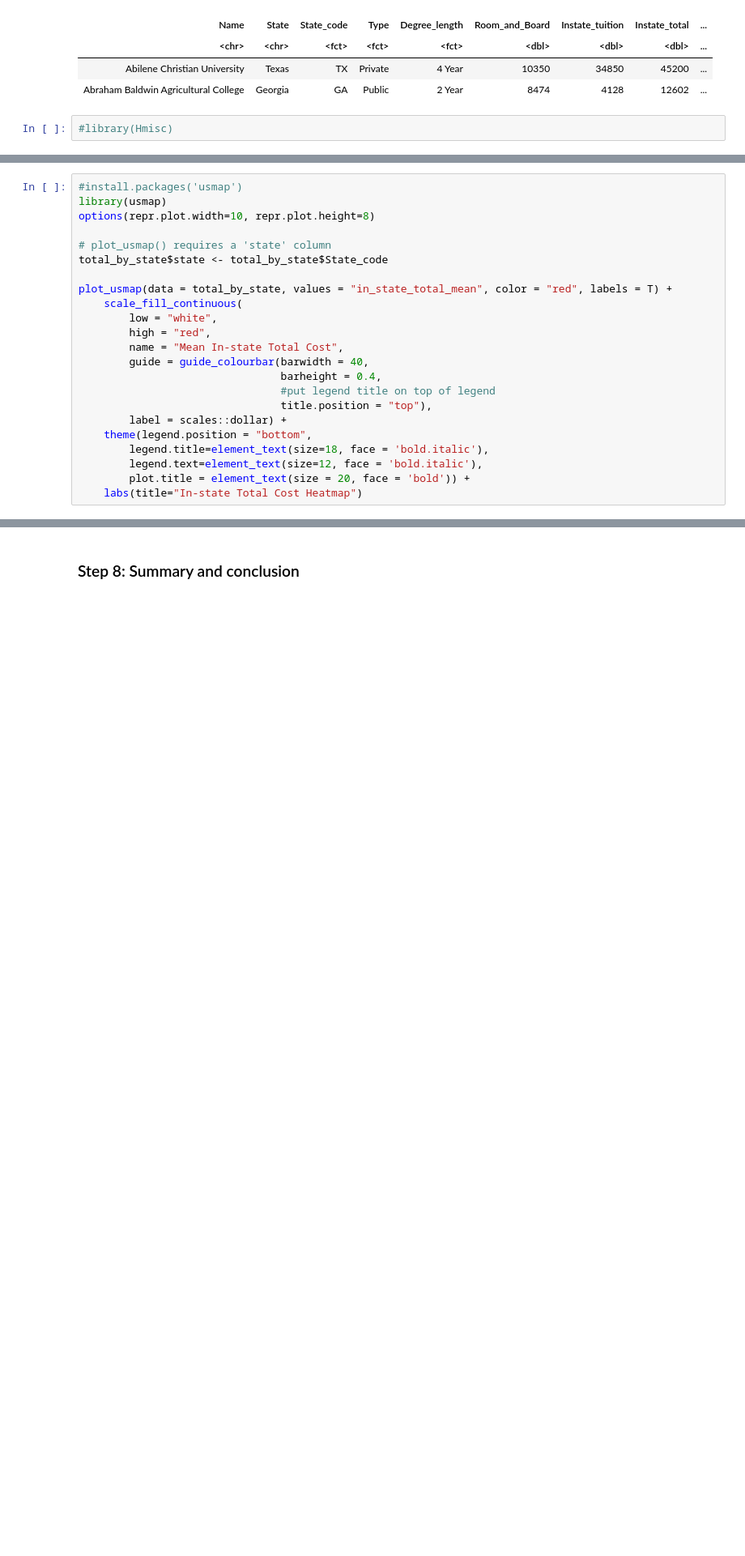
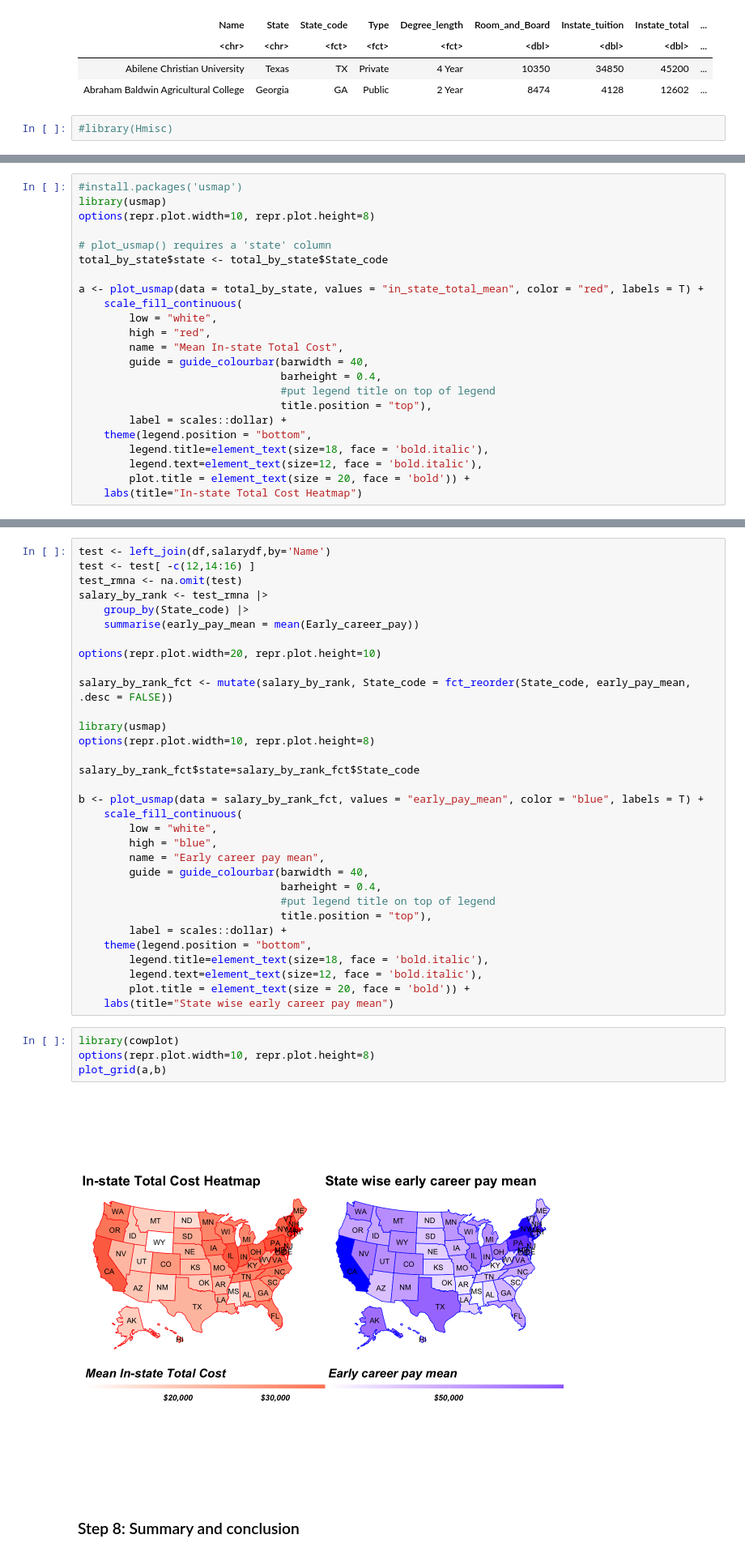
Before and after one commit to Neetz78/EDA_onUniversityData, a Jupyter notebook: 550_Project_2.ipynb, the cells around one changed output, grey strips where cells are left out. Shown at 81% size. Cells and saved outputs as stored; diff of their text form; blank space fills up the shorter version.

Commit message:
Adding new reasearch questions and some more plots

```diff
--- a/550_Project_2.ipynb
+++ b/550_Project_2.ipynb
@@ -296,7 +309,7 @@ options(repr.plot.width=10, repr.plot.height=8)
 # plot_usmap() requires a 'state' column
 total_by_state$state <- total_by_state$State_code
 
-plot_usmap(data = total_by_state, values = "in_state_total_mean", color = "red", labels = T) +
+a <- plot_usmap(data = total_by_state, values = "in_state_total_mean", color = "red", labels = T) +
     scale_fill_continuous(
         low = "white",
         high = "red",
@@ -316,3 +327,41 @@ plot_usmap(data = total_by_state, values = "in_state_total_mean", color = "red",
+# %%
+test <- left_join(df,salarydf,by='Name')
+test <- test[ -c(12,14:16) ]
+test_rmna <- na.omit(test)
+salary_by_rank <- test_rmna |>
+    group_by(State_code) |>
+    summarise(early_pay_mean = mean(Early_career_pay))
+
+options(repr.plot.width=20, repr.plot.height=10)
+
+salary_by_rank_fct <- mutate(salary_by_rank, State_code = fct_reorder(State_code, early_pay_mean, .desc = FALSE))
+
+library(usmap)
+options(repr.plot.width=10, repr.plot.height=8)
+
+salary_by_rank_fct$state=salary_by_rank_fct$State_code
+
+b <- plot_usmap(data = salary_by_rank_fct, values = "early_pay_mean", color = "blue", labels = T) +
+    scale_fill_continuous(
+        low = "white",
+        high = "blue",
+        name = "Early career pay mean",
+        guide = guide_colourbar(barwidth = 40,
+                                barheight = 0.4,
+                                #put legend title on top of legend
+                                title.position = "top"),
+        label = scales::dollar) +
+    theme(legend.position = "bottom",
+        legend.title=element_text(size=18, face = 'bold.italic'),
+        legend.text=element_text(size=12, face = 'bold.italic'),
+        plot.title = element_text(size = 20, face = 'bold')) +
+    labs(title="State wise early career pay mean")
+# %%
+library(cowplot)
+options(repr.plot.width=10, repr.plot.height=8)
+plot_grid(a,b)
+# %% [output]
+[figure, added]
 # %% [markdown]
 ### Step 8: Summary and conclusion
 # %% [markdown]
```
Also changed, not shown: parts of 15 cells of this notebook.
